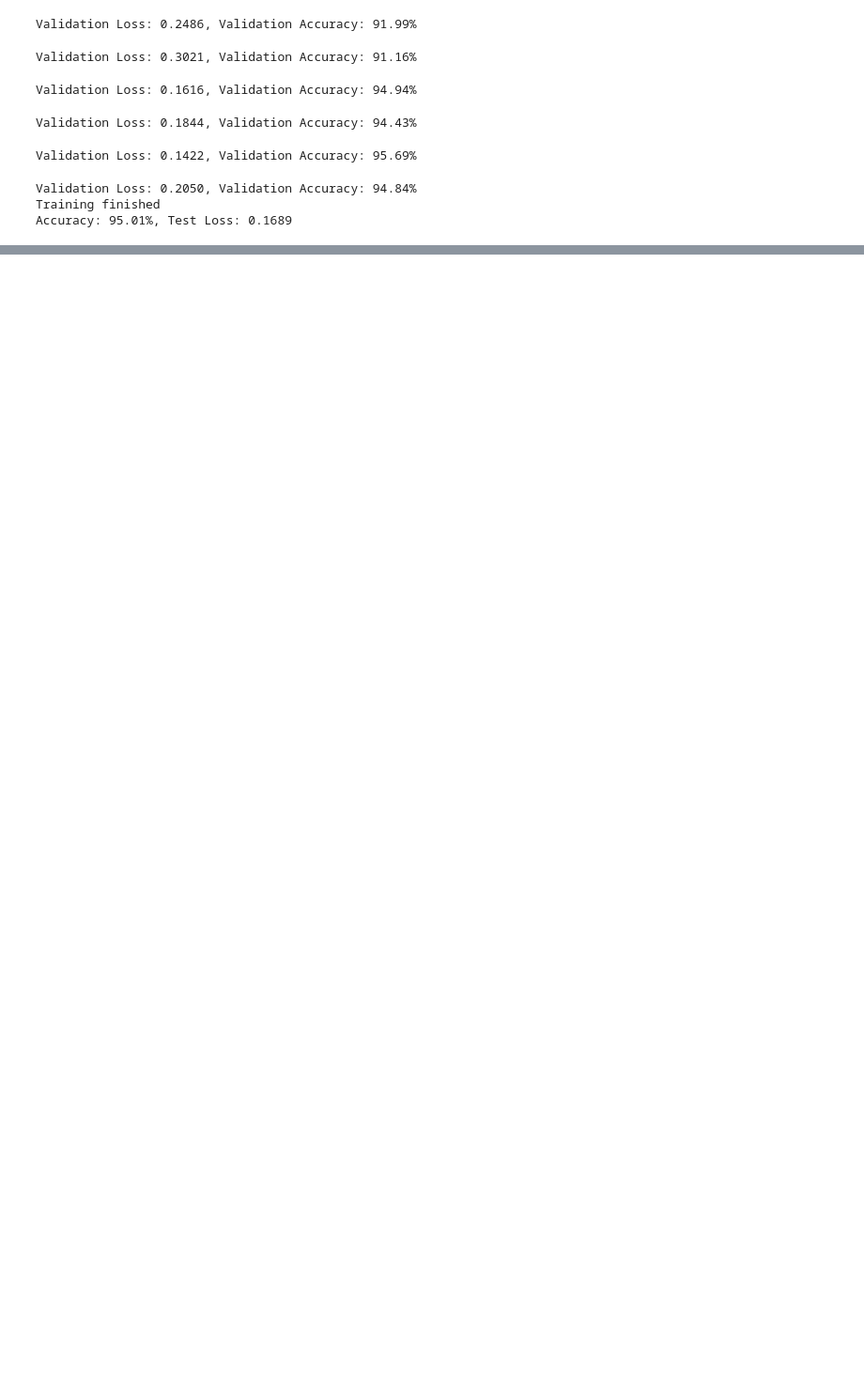
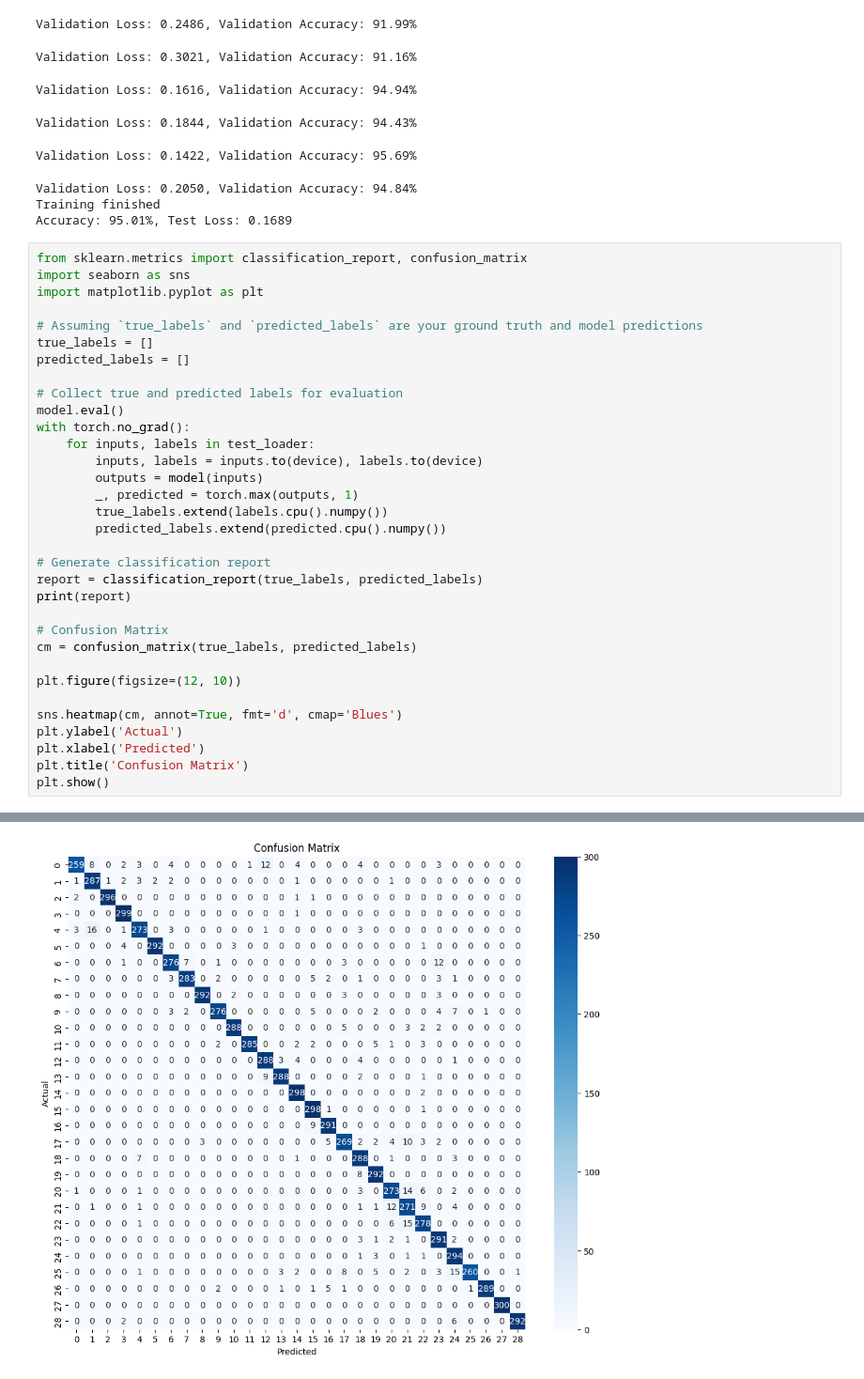
Before and after one commit to Bidrift/asl-alphabet-recongnition, a Jupyter notebook: notebooks/training.ipynb, the cells around one changed output, grey strips where cells are left out. Shown at 94% size. Drawn from its saved outputs; the diff is of its cells as text; blank space fills up the shorter version.

```diff
--- a/notebooks/training.ipynb
+++ b/notebooks/training.ipynb
@@ -208,3 +208,37 @@ Validation Loss: 0.1422, Validation Accuracy: 95.69%
 Validation Loss: 0.2050, Validation Accuracy: 94.84%
 Training finished
 Accuracy: 95.01%, Test Loss: 0.1689
+# %%
+from sklearn.metrics import classification_report, confusion_matrix
+import seaborn as sns
+import matplotlib.pyplot as plt
+
+# Assuming `true_labels` and `predicted_labels` are your ground truth and model predictions
+true_labels = []
+predicted_labels = []
+
+# Collect true and predicted labels for evaluation
+model.eval()
+with torch.no_grad():
+    for inputs, labels in test_loader:
+        inputs, labels = inputs.to(device), labels.to(device)
+        outputs = model(inputs)
+        _, predicted = torch.max(outputs, 1)
+        true_labels.extend(labels.cpu().numpy())
+        predicted_labels.extend(predicted.cpu().numpy())
+
+# Generate classification report
+report = classification_report(true_labels, predicted_labels)
+print(report)
+
+# Confusion Matrix
+cm = confusion_matrix(true_labels, predicted_labels)
+
+plt.figure(figsize=(12, 10))
+
+sns.heatmap(cm, annot=True, fmt='d', cmap='Blues')
+plt.ylabel('Actual')
+plt.xlabel('Predicted')
+plt.title('Confusion Matrix')
+plt.show()
+# %% [output]
@@ -210,0 +262 @@ Accuracy: 95.01%, Test Loss: 0.1689
+[figure, added]
```
Also changed, not shown: parts of 1 cell of this notebook.
